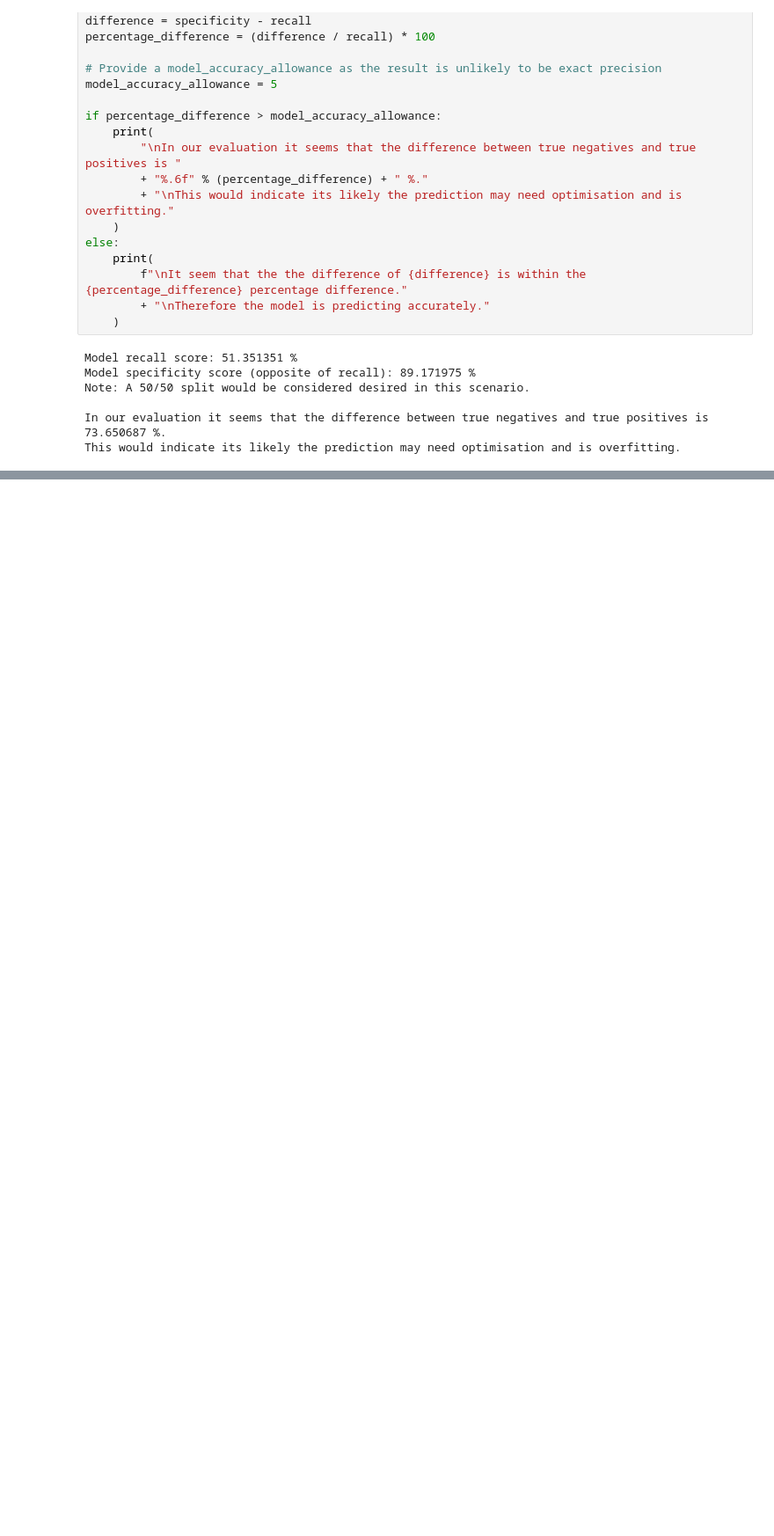
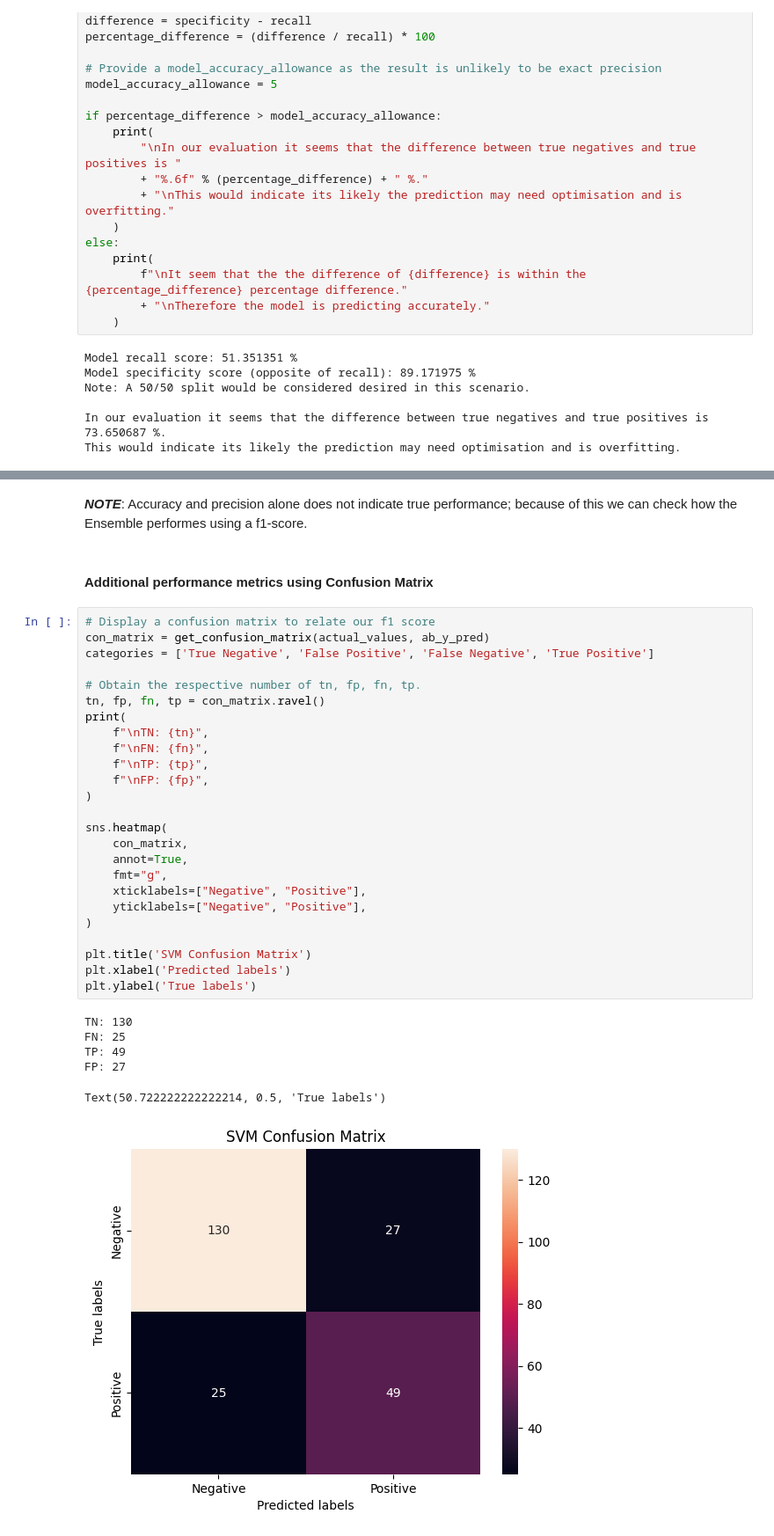
Before and after one commit to xLightless/uni-machine-learning, a Jupyter notebook: uni-machine-learning/Individual Assignment/main.ipynb, the cells around one changed output, grey strips where cells are left out. Shown at 88% size. Cells and saved outputs as stored; diff of their text form; blank space fills up the shorter version.

Commit message:
Updated the notebook. Added Ensemble Random Forest + AdaBoost.

```diff
--- a/uni-machine-learning/Individual Assignment/main.ipynb
+++ b/uni-machine-learning/Individual Assignment/main.ipynb
@@ -539,0 +617,36 @@ In the code above we discovered how the predicted result vs actual result perfor
+# %% [markdown]
+**_NOTE_**: Accuracy and precision alone does not indicate true performance; because of this we can check how the Ensemble performes using a f1-score.
+# %% [markdown]
+#### Additional performance metrics using Confusion Matrix
+# %%
+# Display a confusion matrix to relate our f1 score
+con_matrix = get_confusion_matrix(actual_values, ab_y_pred)
+categories = ['True Negative', 'False Positive', 'False Negative', 'True Positive']
+
+# Obtain the respective number of tn, fp, fn, tp.
+tn, fp, fn, tp = con_matrix.ravel()
+print(
+    f"\nTN: {tn}",
+    f"\nFN: {fn}",
+    f"\nTP: {tp}",
+    f"\nFP: {fp}",
+)
+
+sns.heatmap(
+    con_matrix,
+    annot=True,
+    fmt="g",
+    xticklabels=["Negative", "Positive"],
+    yticklabels=["Negative", "Positive"],
+)
+
+plt.title('SVM Confusion Matrix')
+plt.xlabel('Predicted labels')
+plt.ylabel('True labels')
+# %% [output]
+TN: 130
+FN: 25
+TP: 49
+FP: 27
+Text(50.722222222222214, 0.5, 'True labels')
+[figure, added]
```
Also changed, not shown: parts of 53 cells of this notebook.
